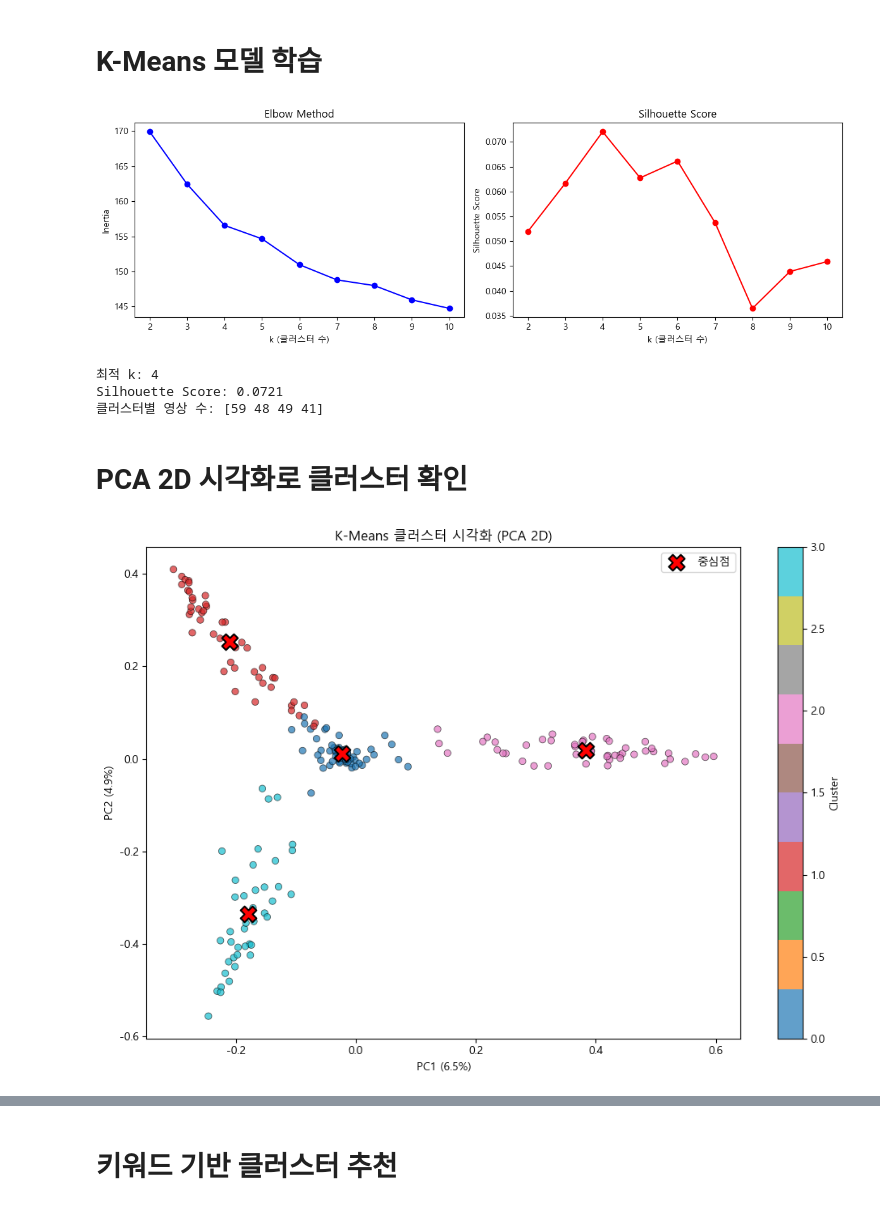
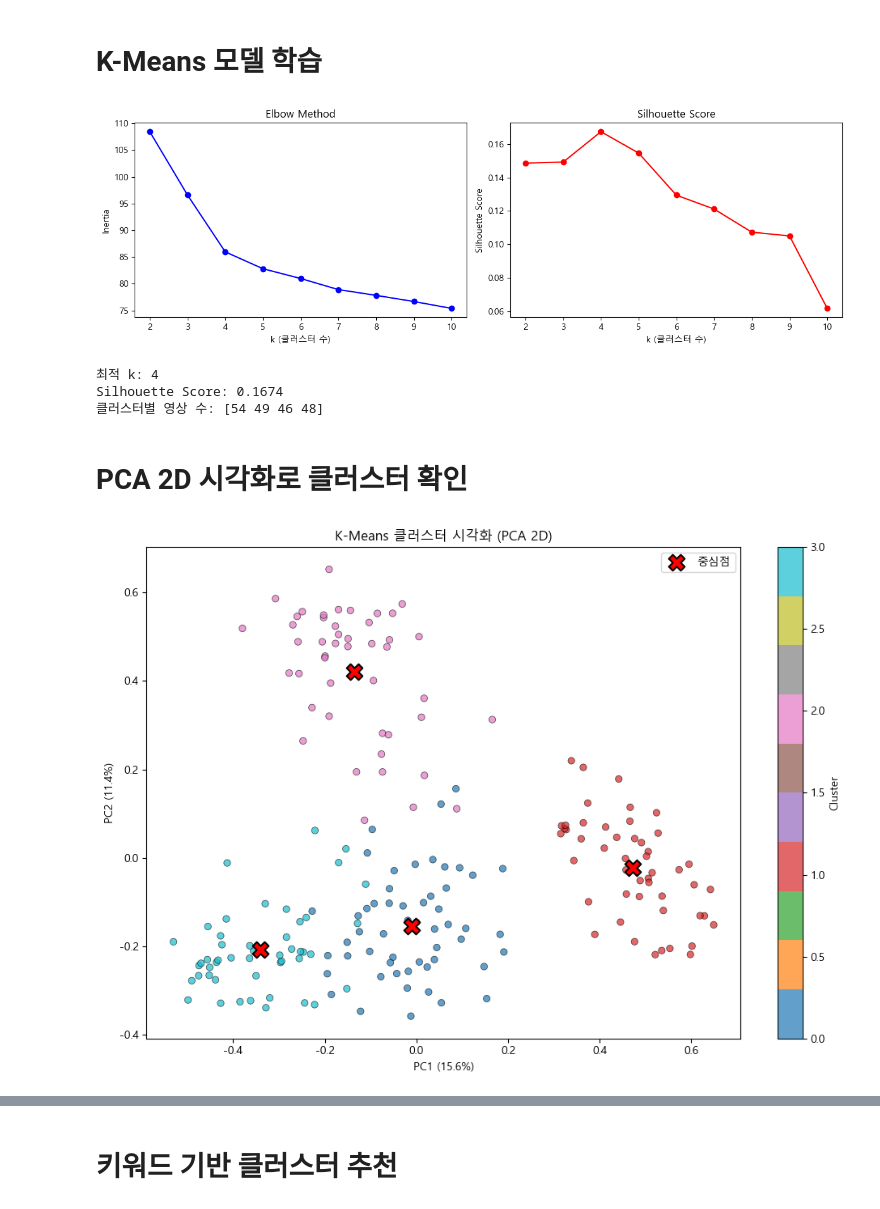
Before and after one commit to ChekItOut/AI-teamproject, a Jupyter notebook: Model.ipynb, the cells around one changed output, grey strips where cells are left out. Drawn from its saved outputs; the diff is of its cells as text; code cells hidden in the pictures.

```diff
--- a/Model.ipynb
+++ b/Model.ipynb
@@ -17,6 +17,10 @@ with open('tfidf_matrix.pkl', 'rb') as f:
 # --- 4) TF-IDF Vectorizer ---
 with open('tfidf_vectorizer.pkl', 'rb') as f:
     vectorizer = pickle.load(f)
+
+# --- 5) sentence BERT 행렬 ---
+with open('sbert_matrix.pkl', 'rb') as f:
+    sbert_matrix = pickle.load(f)
 
 # === 로드 확인 ===
 print('=== comments_df ===')
@@ -37,6 +41,10 @@ print(f'\n=== vectorizer ===')
 print(f'  Type: {type(vectorizer)}')
 print(f'  Feature 수: {len(vectorizer.get_feature_names_out())}')
 print(f'  Feature 샘플: {list(vectorizer.get_feature_names_out()[:10])}')
+
+print(f'\n=== sbert_matrix ===')
+print(f'  Type: {type(sbert_matrix)}')
+print(f'  Shape: {sbert_matrix.shape}')
 # %% [output]
 === comments_df ===
   Shape: (9466, 8)
@@ -72,8 +84,8 @@ plt.rcParams['font.family'] = 'Malgun Gothic'
 plt.rcParams['axes.unicode_minus'] = False
 
 # 데이터 로드
-with open('tfidf_matrix.pkl', 'rb') as f:
-    tfidf_matrix = pickle.load(f)
+with open('sbert_matrix.pkl', 'rb') as f:
+    sbert_matrix = pickle.load(f)
 video_df = pd.read_csv('video_documents.csv', encoding='utf-8-sig')
 
 # --- Elbow Method + Silhouette Score ---
@@ -83,9 +95,9 @@ sil_scores = []
 
 for k in K_range:
     km = KMeans(n_clusters=k, random_state=42, n_init=10)
-    km.fit(tfidf_matrix)
+    labels=km.fit_predict(sbert_matrix)
     inertias.append(km.inertia_)
-    sil_scores.append(silhouette_score(tfidf_matrix, km.labels_))
+    sil_scores.append(silhouette_score(sbert_matrix, km.labels_))
 
 # 시각화
 fig, axes = plt.subplots(1, 2, figsize=(12, 4))
@@ -107,16 +119,16 @@ plt.show()
 # 최적 k로 최종 모델 학습 (예: k=4)
 best_k = 4
 kmeans = KMeans(n_clusters=best_k, random_state=42, n_init=10)
-kmeans.fit(tfidf_matrix)
+kmeans.fit(sbert_matrix)
 
 print(f'최적 k: {best_k}')
-print(f'Silhouette Score: {silhouette_score(tfidf_matrix, kmeans.labels_):.4f}')
+print(f'Silhouette Score: {silhouette_score(sbert_matrix, kmeans.labels_):.4f}')
 print(f'클러스터별 영상 수: {np.bincount(kmeans.labels_)}')
 # %% [output]
-[figure, old version]
+[figure, new version]
 최적 k: 4
-Silhouette Score: 0.0721
-클러스터별 영상 수: [59 48 49 41]
+Silhouette Score: 0.1674
+클러스터별 영상 수: [54 49 46 48]
 # %% [markdown]
 <h1>PCA 2D 시각화로 클러스터 확인
 # %%
@@ -124,39 +136,47 @@ from sklearn.decomposition import PCA
 
 # PCA로 2차원 축소
 pca = PCA(n_components=2, random_state=42)
-coords = pca.fit_transform(tfidf_matrix.toarray())
+coords = pca.fit_transform(sbert_matrix)
 
 # 시각화
 plt.figure(figsize=(10, 7))
 scatter = plt.scatter(
     coords[:, 0], coords[:, 1],
     c=kmeans.labels_, cmap='tab10', alpha=0.7, edgecolors='k', linewidths=0.5
 )
 plt.colorbar(scatter, label='Cluster')
 plt.xlabel(f'PC1 ({pca.explained_variance_ratio_[0]:.1%})')
 plt.ylabel(f'PC2 ({pca.explained_variance_ratio_[1]:.1%})')
 plt.title('K-Means 클러스터 시각화 (PCA 2D)')
 
 # 클러스터 중심점 표시
 centers_2d = pca.transform(kmeans.cluster_centers_)
 plt.scatter(
     centers_2d[:, 0], centers_2d[:, 1],
     c='red', marker='X', s=200, edgecolors='k', linewidths=1.5, label='중심점'
 )
 plt.legend()
 plt.tight_layout()
 plt.savefig('kmeans_pca_visualization.png', dpi=150)
 plt.show()
 
 # 각 클러스터별 상위 키워드 확인
-with open('tfidf_vectorizer.pkl', 'rb') as f:
-    vectorizer = pickle.load(f)
+#with open('tfidf_vectorizer.pkl', 'rb') as f:
+#    vectorizer = pickle.load(f)
 
-feature_names = vectorizer.get_feature_names_out()
+#feature_names = vectorizer.get_feature_names_out()
+# for i in range(best_k):
+#     center = kmeans.cluster_centers_[i]
+#     top_indices = center.argsort()[::-1][:10]
+#     top_words = [feature_names[idx] for idx in top_indices]
+#     print(f'클러스터 {i}: {", ".join(top_words)}')
+video_df['cluster'] = labels
+
 for i in range(best_k):
-    center = kmeans.cluster_centers_[i]
-    top_indices = center.argsort()[::-1][:10]
-    top_words = [feature_names[idx] for idx in top_indices]
-    print(f'클러스터 {i}: {", ".join(top_words)}')
+    print(f'\n===== 클러스터 {i} =====')
+    cluster_data = video_df[video_df['cluster'] == i]
+
+    for text in cluster_data['all_tokens'].head(10):
+        print('-', text)
 # %% [output]
-[figure, old version]
+[figure, new version]
```
Also changed, not shown: parts of 4 cells of this notebook, 13 other files.
